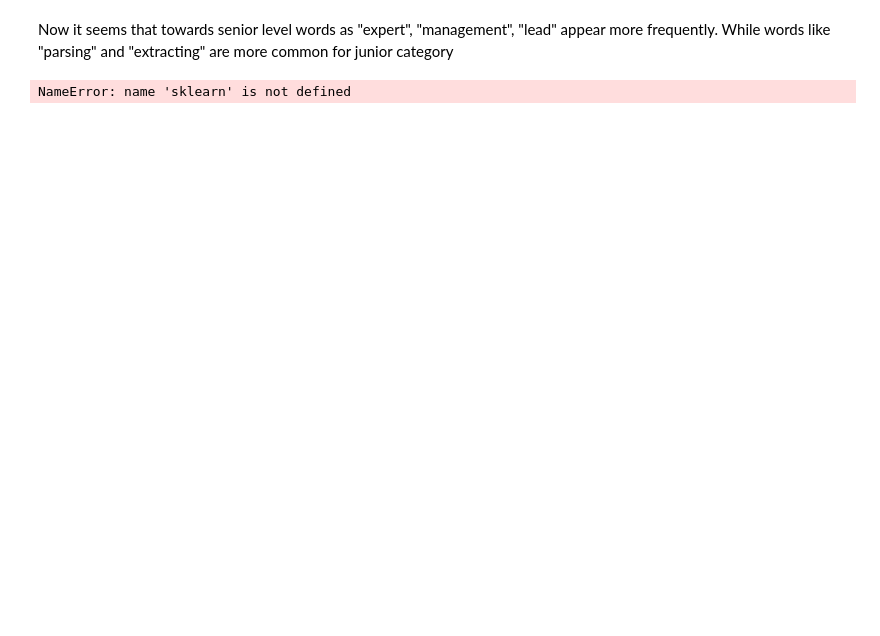
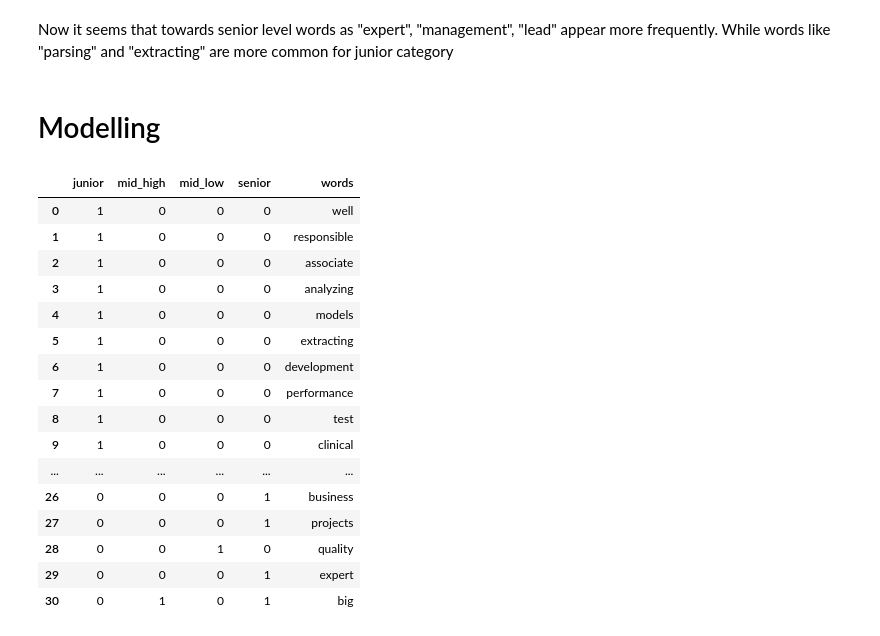
Before and after one commit to epkuznetsova/indeed, a Jupyter notebook: Project 4.ipynb, the cells around one changed output. Cells and saved outputs as stored; diff of their text form; code cells hidden in the pictures; blank space fills up the shorter version.

Commit message:
logisticRegression

```diff
--- a/Project 4.ipynb
+++ b/Project 4.ipynb
@@ -217,6 +226,7 @@ AttributeError: 'DataFrame' object has no attribute 'set_option'
 # %% [markdown]
 .
 # %%
+pd.set_option('max_colwidth',500)
 df = pd.read_csv('indeed_companies.csv')
 df[df.bin =="55-70"]
 # %% [output]
@@ -461,10 +551,4 @@ sorted(w for w in set(senior_pairs) if fdist_senior[w] > 3)
 # %% [markdown]
 Now it seems that towards senior level words as "expert", "management", "lead" appear more frequently. While words like "parsing" and "extracting" are more common for junior category
-# %%
-lr = sklearn.linear_model.LogisticRegression()
-lr.fit(titanic[['Age']] ,titanic.Survived)
-probabilities = lr.predict_proba([ [age] for age in range(0,101)  ])
-matplotlib.pyplot.plot(probabilities)
-probabilities
-# %% [output]
-NameError: name 'sklearn' is not defined
+# %% [markdown]
+# Modelling
@@ -470,0 +559,30 @@ NameError: name 'sklearn' is not defined
+# %%
+words = pd.DataFrame({ 'words' : pd.Categorical(["well", "responsible", "associate", "analyzing", "models",
+                                                 "extracting", "development", "performance", "test", "clinical", "scientists",
+                                                 "lab", "large", "develop", "extract", "modeling", "measure", "amino", "learning",
+                                                 "analysis", "tasks", "summary", "surveys", "experience", "sets", "team",
+                                                 "business", "projects", "quality", "expert", "big"]),
+                'junior' : pd.Series((1,1,1,1,1,1,1,1,1,1,1,1,0,1,1,1,1,1,1,1,1,1,1,0,0,0,0,0,0,0,0)),
+                'mid_low': pd.Series((0,0,0,0,0,0,0,0,0,0,0,0,1,0,0,0,0,0,0,0,0,0,0,1,1,1,0,0,1,0,0)),
+            'mid_high' :   pd.Series((0,0,0,0,0,0,0,0,0,0,0,0,1,0,0,0,0,0,0,0,0,0,0,1,0,0,0,0,0,0,1)),
+                'senior' : pd.Series((0,0,0,0,0,0,0,0,0,0,0,0,0,0,0,0,0,0,0,0,0,0,0,1,0,0,1,1,0,1,1))
+                     })
+words
+# %% [output]
+|  | junior | mid_high | mid_low | senior | words |
+| 0 | 1 | 0 | 0 | 0 | well |
+| 1 | 1 | 0 | 0 | 0 | responsible |
+| 2 | 1 | 0 | 0 | 0 | associate |
+| 3 | 1 | 0 | 0 | 0 | analyzing |
+| 4 | 1 | 0 | 0 | 0 | models |
+| 5 | 1 | 0 | 0 | 0 | extracting |
+| 6 | 1 | 0 | 0 | 0 | development |
+| 7 | 1 | 0 | 0 | 0 | performance |
+| 8 | 1 | 0 | 0 | 0 | test |
+| 9 | 1 | 0 | 0 | 0 | clinical |
+| ... | ... | ... | ... | ... | ... |
+| 26 | 0 | 0 | 0 | 1 | business |
+| 27 | 0 | 0 | 0 | 1 | projects |
+| 28 | 0 | 0 | 1 | 0 | quality |
+| 29 | 0 | 0 | 0 | 1 | expert |
+| 30 | 0 | 1 | 0 | 1 | big |
```
Also changed, not shown: parts of 24 cells of this notebook.
